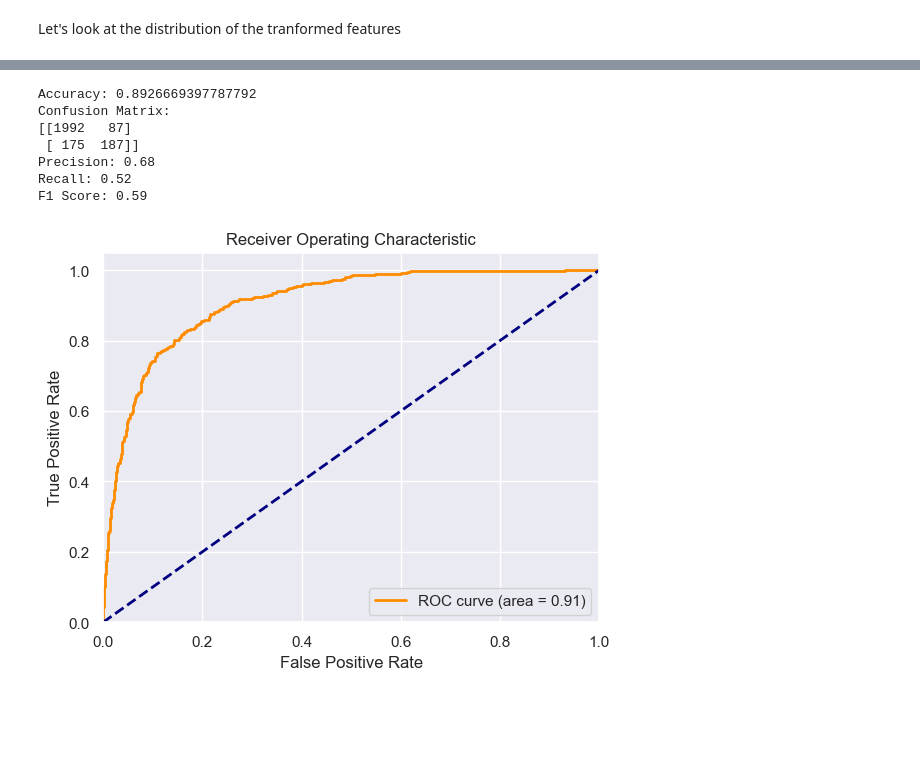
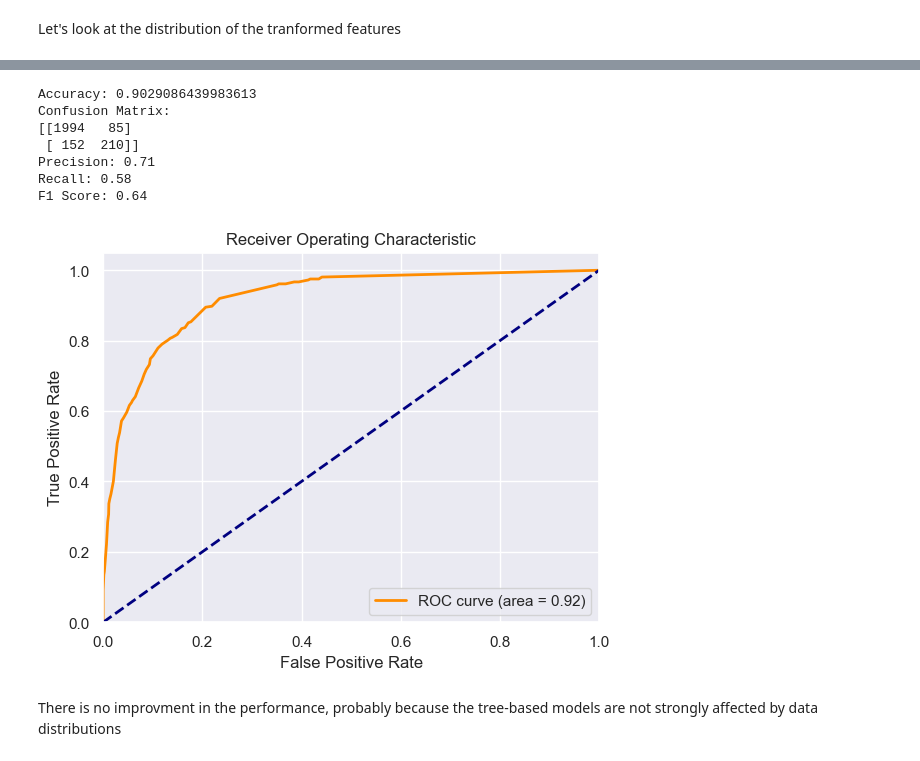
Before and after one commit to alessandroAbati/Online-Shoppers-Purchasing-Intention-Prediction, a Jupyter notebook: main.ipynb, the cells around one changed output, grey strips where cells are left out. Cells and saved outputs as stored; diff of their text form; code cells hidden in the pictures; blank space fills up the shorter version.

```diff
--- a/main.ipynb
+++ b/main.ipynb
@@ -443,3 +510,10 @@ dtype: int64
+# %%
+numerical_columns_to_transoform = ['Administrative', 'Administrative_Duration', 'Informational',
+       'Informational_Duration', 'ProductRelated', 'ProductRelated_Duration',
+       'BounceRates', 'ExitRates', 'PageValues', 'SpecialDay', 'Weekend']
+
+df[numerical_columns_to_transoform] = df[numerical_columns_to_transoform].apply(np.log1p)
+df[numerical_columns_to_transoform] = df[numerical_columns_to_transoform].apply(np.sqrt)
 # %% [markdown]
 Let's look at the distribution of the tranformed features
 # %%
@@ -457,9 +531,12 @@ plt.show()
 # %%
 y = df['Revenue'] # Labels
-X = df[df.columns.difference(['Revenue', 'VisitorType']).to_list()] # Features
+X = df[df.columns.difference(['Revenue']).to_list()] # Features
 X_train, X_test, y_train, y_test = train_test_split(X, y, test_size=0.2, random_state=42)
-# Create a pipeline that first scales the data then applies logistic regression
-pipe = make_pipeline(StandardScaler(), LogisticRegression(max_iter=10000, solver='lbfgs'))
+# Create a pipeline that first scales the data then applies Decision Tree Classifier
+pipe = Pipeline([
+                ('scaler', StandardScaler()),
+                ('classifier', DecisionTreeClassifier(criterion='entropy', max_depth=10, min_samples_leaf=50, random_state=42))
+                ])
 
 # Fit and predict
 pipe.fit(X_train, y_train)
@@ -473,37 +550,39 @@ accuracy = accuracy_score(y_test, y_pred)
 conf_matrix = confusion_matrix(y_test, y_pred)
 
 # Calculate Precision, Recall, and F1 score
 precision = precision_score(y_test, y_pred)
 recall = recall_score(y_test, y_pred)
 f1 = f1_score(y_test, y_pred)
 
 print(f'Accuracy: {accuracy}')
 print(f'Confusion Matrix:\n{conf_matrix}')
 print(f'Precision: {precision:.2f}')
 print(f'Recall: {recall:.2f}')
 print(f'F1 Score: {f1:.2f}')
 
 # Calculate ROC Curve and AUC
 fpr, tpr, thresholds = roc_curve(y_test, y_probs)
 roc_auc = auc(fpr, tpr)
 
 # Plot the ROC Curve
 plt.figure()
 plt.plot(fpr, tpr, color='darkorange', lw=2, label='ROC curve (area = %0.2f)' % roc_auc)
 plt.plot([0, 1], [0, 1], color='navy', lw=2, linestyle='--')
 plt.xlim([0.0, 1.0])
 plt.ylim([0.0, 1.05])
 plt.xlabel('False Positive Rate')
 plt.ylabel('True Positive Rate')
 plt.title('Receiver Operating Characteristic')
 plt.legend(loc="lower right")
 plt.show()
 # %% [output]
-Accuracy: 0.8926669397787792
+Accuracy: 0.9029086439983613
 Confusion Matrix:
-[[1992   87]
- [ 175  187]]
-Precision: 0.68
-Recall: 0.52
-F1 Score: 0.59
+[[1994   85]
+ [ 152  210]]
+Precision: 0.71
+Recall: 0.58
+F1 Score: 0.64
-[figure, old version]
+[figure, new version]
+# %% [markdown]
+There is no improvment in the performance, probably because the tree-based models are not strongly affected by data distributions
```
Also changed, not shown: parts of 15 cells of this notebook.
